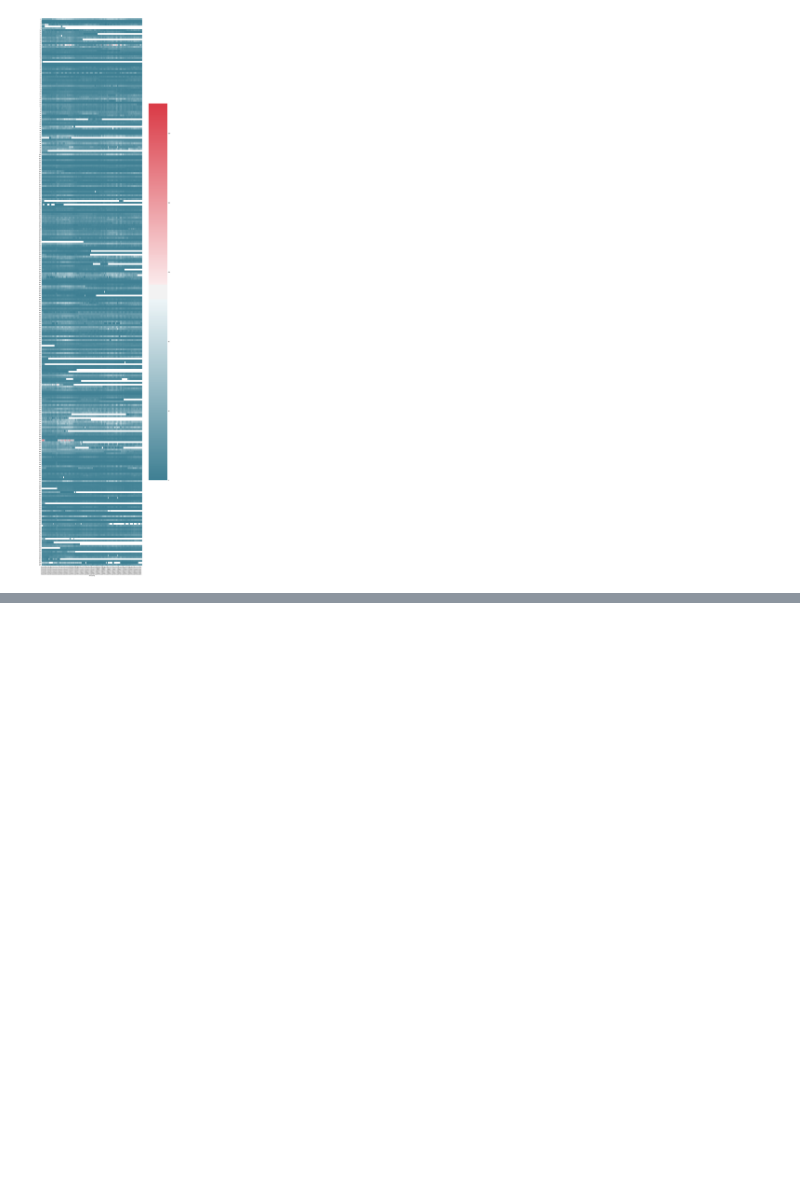
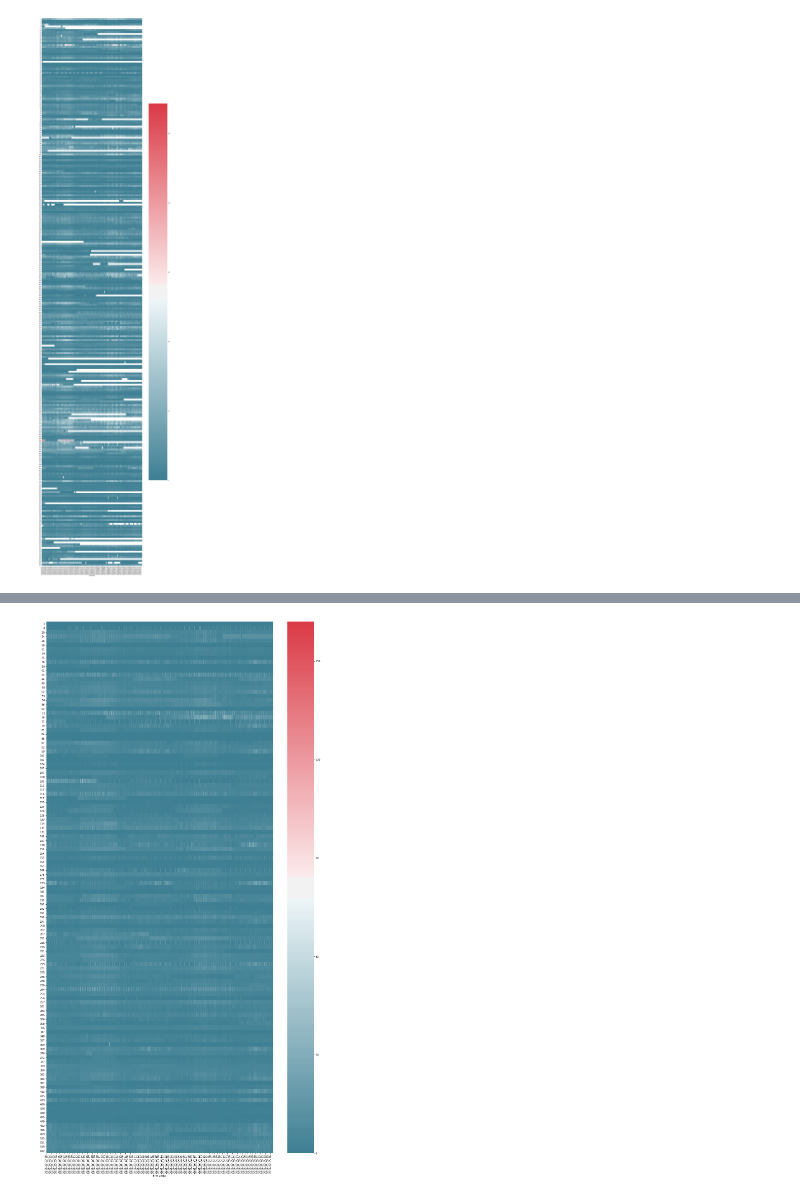
Before and after one commit to buds-lab/the-building-data-genome-project, a Jupyter notebook: notebooks/01_DGS_Data_Cleaning.ipynb, the cells around one changed output, grey strips where cells are left out. Saved outputs shown, nothing was run; the diff lists cells and outputs as text; code cells hidden in the pictures; blank space fills up the shorter version.

Commit message:
cleaned

```diff
--- a/notebooks/01_DGS_Data_Cleaning.ipynb
+++ b/notebooks/01_DGS_Data_Cleaning.ipynb
@@ -72,0 +92,15 @@ plot_heatmap(df1)
+# %%
+# fill missing values
+#TODO: need to try different methods for filling missing values
+dgs_1hr_cleaned = dgs_1hr_filtered.interpolate()
+dgs_1hr_cleaned.to_csv(to_file_path2, float_format='%.02f')
+# %%
+# plot heatmpa of those buildings with avg energy usaage is less than N
+a = dgs_1hr_cleaned.mean() < 10
+a = a[a == True]
+df1 = dgs_1hr_cleaned[a.index.tolist()]
+#df1.head()
+#a.index.tolist()
+plot_heatmap(df1)
+# %% [output]
+[figure, added]
```
Also changed, not shown: parts of 4 cells of this notebook, 2 other files.
